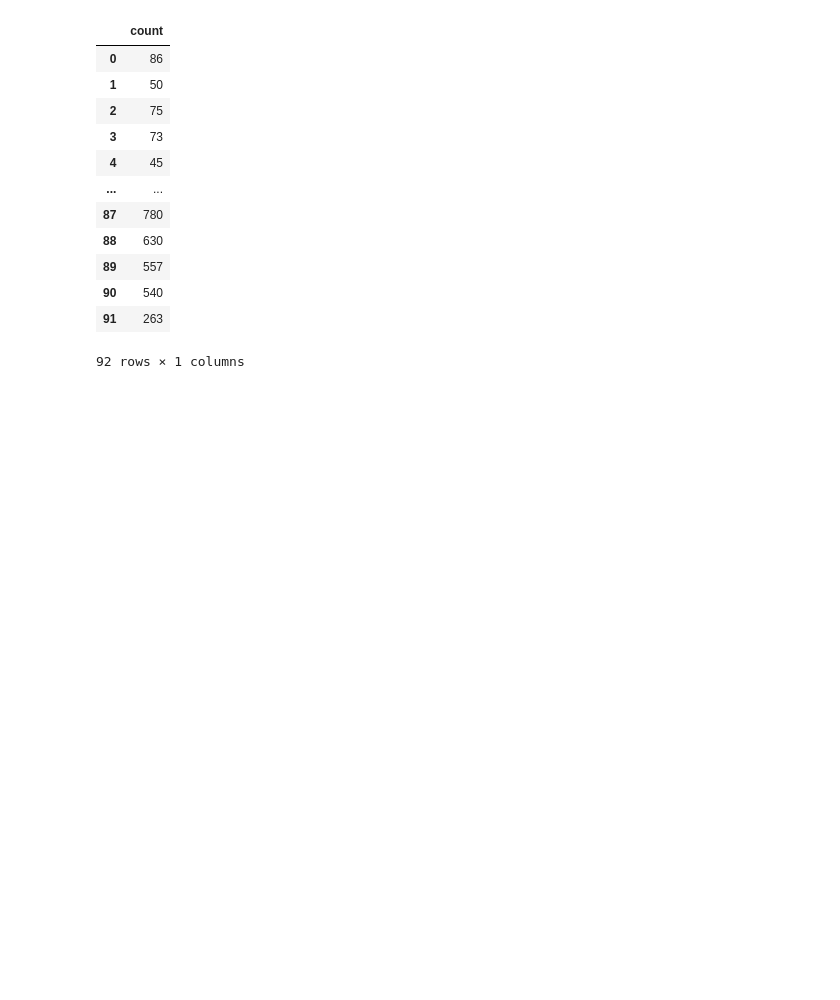
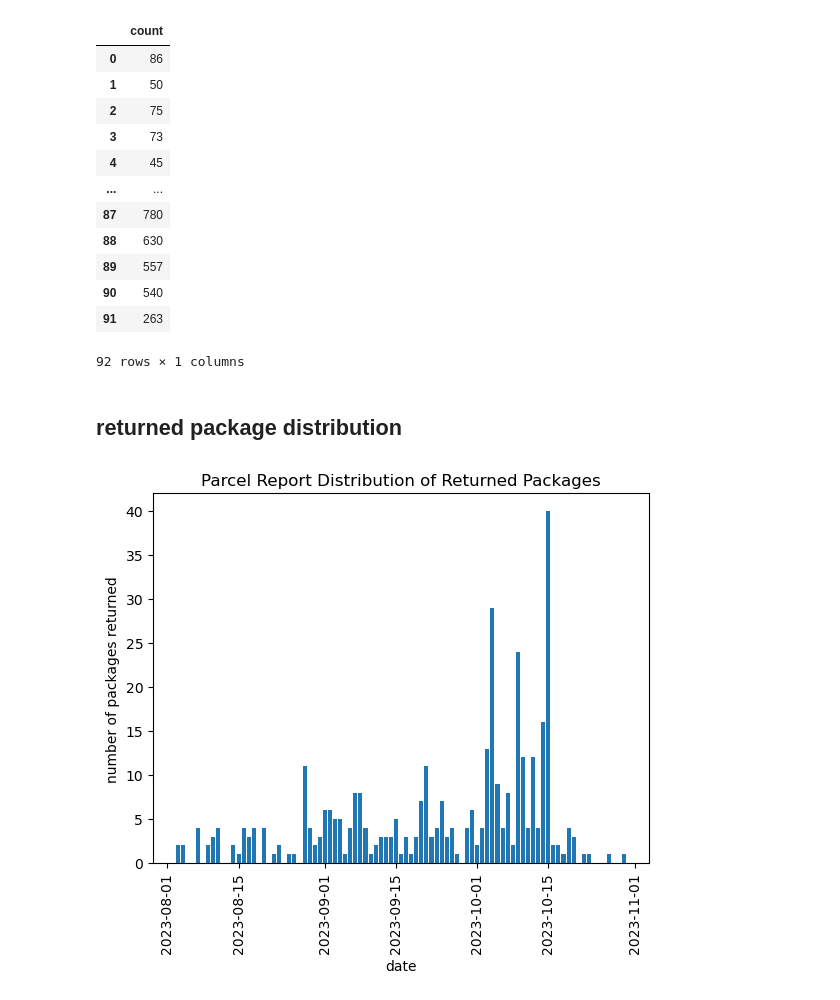
Before and after one commit to marykolbas/mailroom_simulations, a Jupyter notebook: distribution.ipynb, the cells around one changed output. Drawn from its saved outputs; the diff is of its cells as text; code cells hidden in the pictures; blank space fills up the shorter version.

```diff
--- a/distribution.ipynb
+++ b/distribution.ipynb
@@ -227,3 +227,13 @@ arrival_counts_edited
 | 90 | 540 |
 | 91 | 263 |
 92 rows × 1 columns
+# %% [markdown]
+## returned package distribution
+# %%
+parcels = pd.read_csv('Parcel_Report_June_23_22_10_31_23.csv')
+parcels = parcels[parcels['Mail Room Description 3'] == 'North Campus Service Center']
+parcels[['Receipt Date Only', 'Receipt Time Only']] = (parcels['Receipt Date'].str.split(" ", n=1, expand=True))
+parcels['Receipt Date Only']= pd.to_datetime(parcels['Receipt Date Only'])
+parcels = parcels[parcels['Receipt Date Only'] > datetime.datetime(2023, 7, 31)]
+# %%
+returned_packages = parcels[parcels['Parcel Status Description 2']=='Returned']
@@ -229,0 +242,11 @@ arrival_counts_edited
+# %%
+grouped_returned_packages = returned_packages[['Receipt Date Only','Parcel Status Description 2']].groupby('Receipt Date Only').count()
+# %%
+plt.bar(grouped_returned_packages.index, grouped_returned_packages['Parcel Status Description 2'])
+plt.xticks(rotation=90)
+plt.xlabel("date")
+plt.ylabel("number of packages returned")
+plt.title("Parcel Report Distribution of Returned Packages")
+plt.show()
+# %% [output]
+[figure, added]
```
Also changed, not shown: parts of 1 cell of this notebook, 1 other file.
